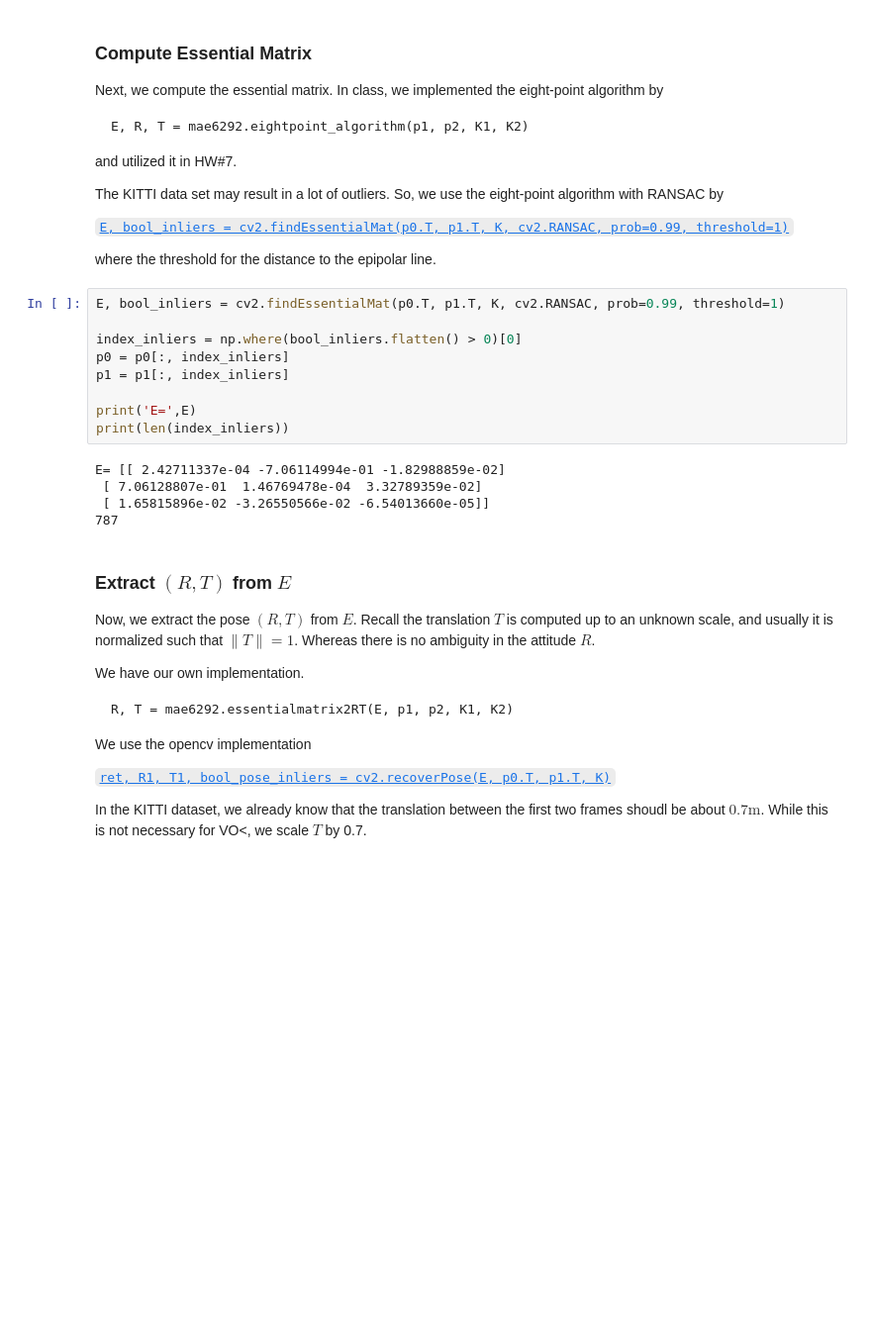
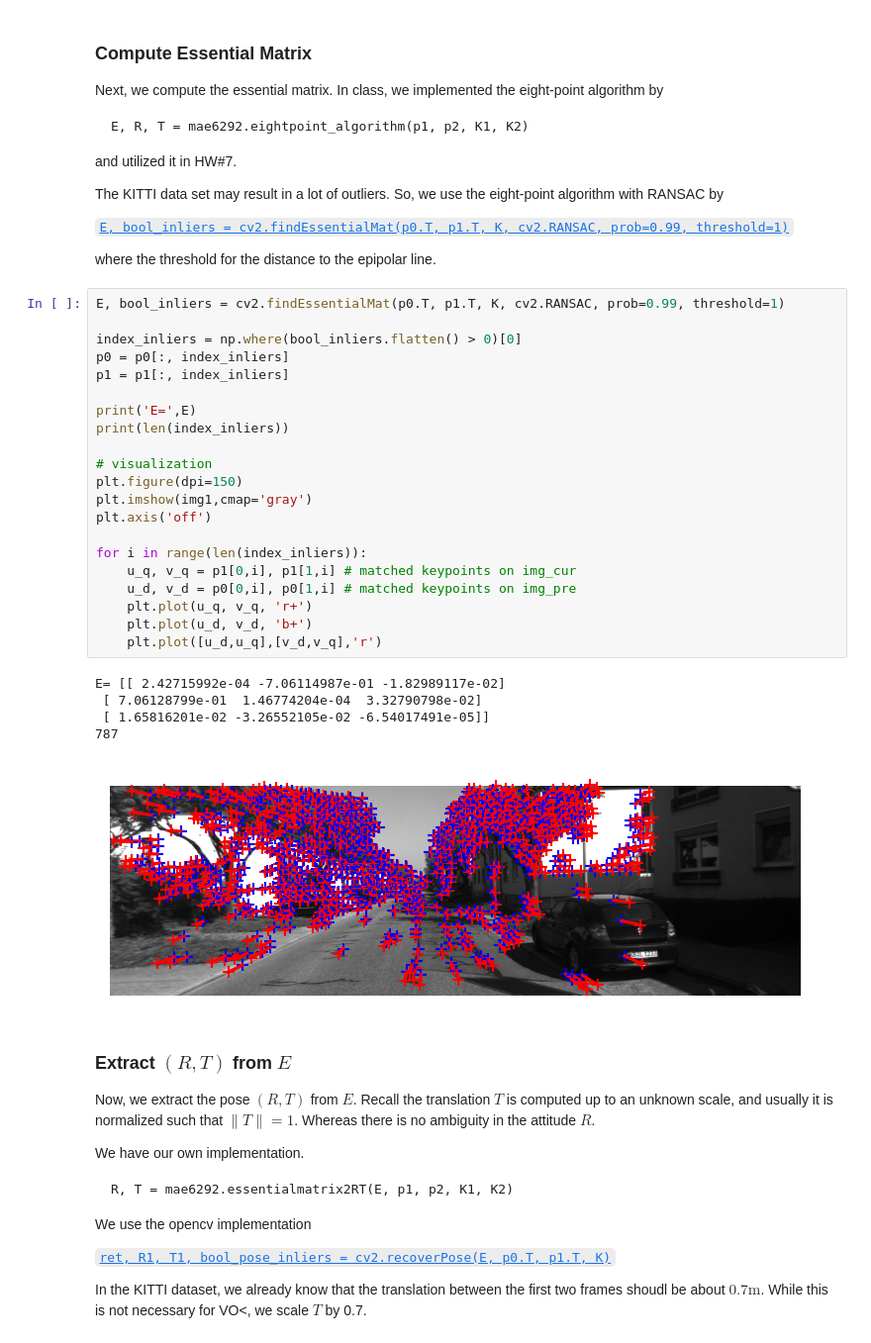
Before and after one commit to GW-MAE6292/python_examples, a Jupyter notebook: VO/VO - Bootstrapping.ipynb, the cells around one changed output. Shown: that part at 99% size. Drawn from its saved outputs; the diff is of its cells as text; blank space fills up the shorter version.

```diff
--- a/VO/VO - Bootstrapping.ipynb
+++ b/VO/VO - Bootstrapping.ipynb
@@ -106,17 +87,30 @@ where the threshold for the distance to the epipolar line.
 # %%
 E, bool_inliers = cv2.findEssentialMat(p0.T, p1.T, K, cv2.RANSAC, prob=0.99, threshold=1)
 
 index_inliers = np.where(bool_inliers.flatten() > 0)[0]
 p0 = p0[:, index_inliers]
 p1 = p1[:, index_inliers]
 
 print('E=',E)
 print(len(index_inliers))
+
+# visualization
+plt.figure(dpi=150)
+plt.imshow(img1,cmap='gray')
+plt.axis('off')
+
+for i in range(len(index_inliers)):
+    u_q, v_q = p1[0,i], p1[1,i] # matched keypoints on img_cur
+    u_d, v_d = p0[0,i], p0[1,i] # matched keypoints on img_pre
+    plt.plot(u_q, v_q, 'r+')
+    plt.plot(u_d, v_d, 'b+')
+    plt.plot([u_d,u_q],[v_d,v_q],'r')
 # %% [output]
-E= [[ 2.42711337e-04 -7.06114994e-01 -1.82988859e-02]
- [ 7.06128807e-01  1.46769478e-04  3.32789359e-02]
- [ 1.65815896e-02 -3.26550566e-02 -6.54013660e-05]]
+E= [[ 2.42715992e-04 -7.06114987e-01 -1.82989117e-02]
+ [ 7.06128799e-01  1.46774204e-04  3.32790798e-02]
+ [ 1.65816201e-02 -3.26552105e-02 -6.54017491e-05]]
 787
+[figure, added]
 # %% [markdown]
 ### Extract $(R,T)$ from $E$
 
```
Also changed, not shown: parts of 11 cells of this notebook, 3 other files.
